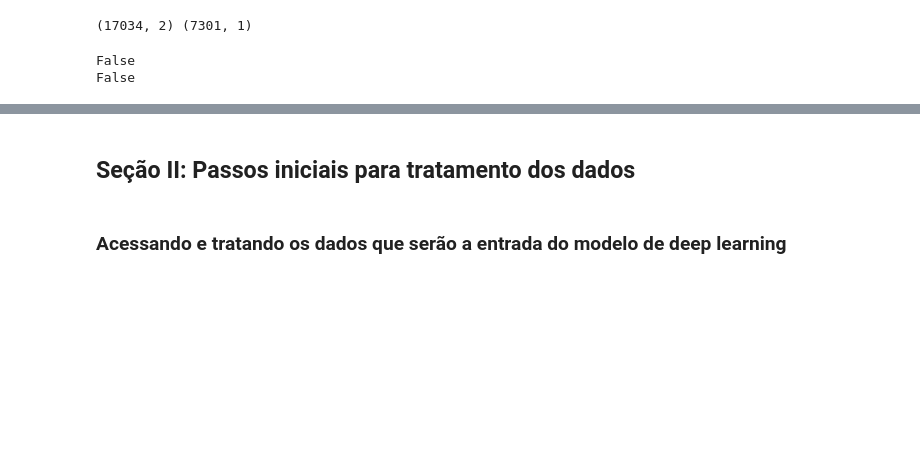
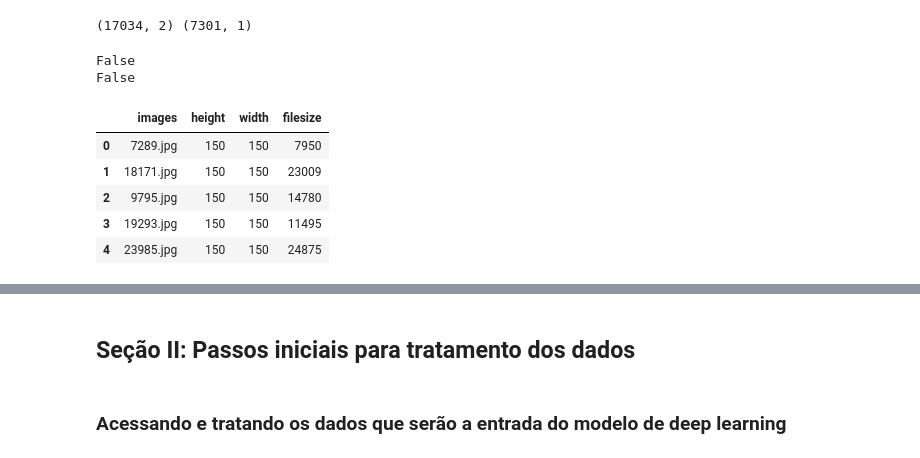
Before and after one commit to belanatal/PosPUCRio, a Jupyter notebook: MVPSprintIIb_IsabelaNatal-versão2.ipynb, the cells around one changed output, grey strips where cells are left out. Saved outputs shown, nothing was run; the diff lists cells and outputs as text; code cells hidden in the pictures; blank space fills up the shorter version.

```diff
--- a/MVPSprintIIb_IsabelaNatal-versão2.ipynb
+++ b/MVPSprintIIb_IsabelaNatal-versão2.ipynb
@@ -152,0 +169,9 @@ imagePath = "../content/scene/Imagens/"
+# %%
+df.head()
+# %% [output]
+|  | images | height | width | filesize |
+| 0 | 7289.jpg | 150 | 150 | 7950 |
+| 1 | 18171.jpg | 150 | 150 | 23009 |
+| 2 | 9795.jpg | 150 | 150 | 14780 |
+| 3 | 19293.jpg | 150 | 150 | 11495 |
+| 4 | 23985.jpg | 150 | 150 | 24875 |
```
Also changed, not shown: parts of 3 cells of this notebook.
